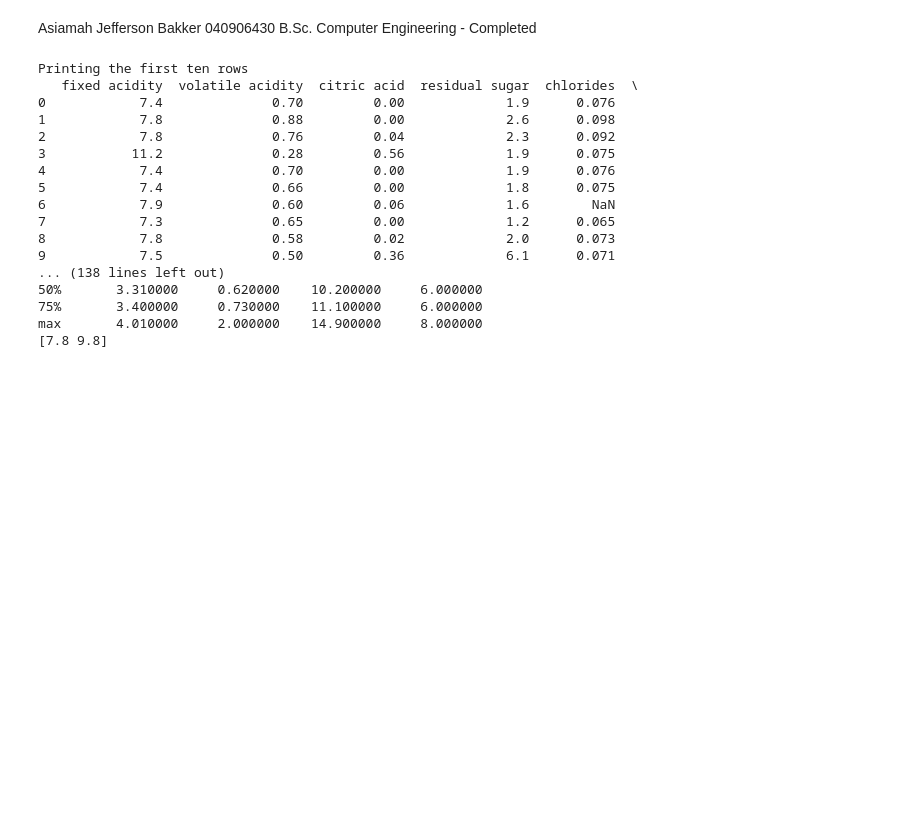
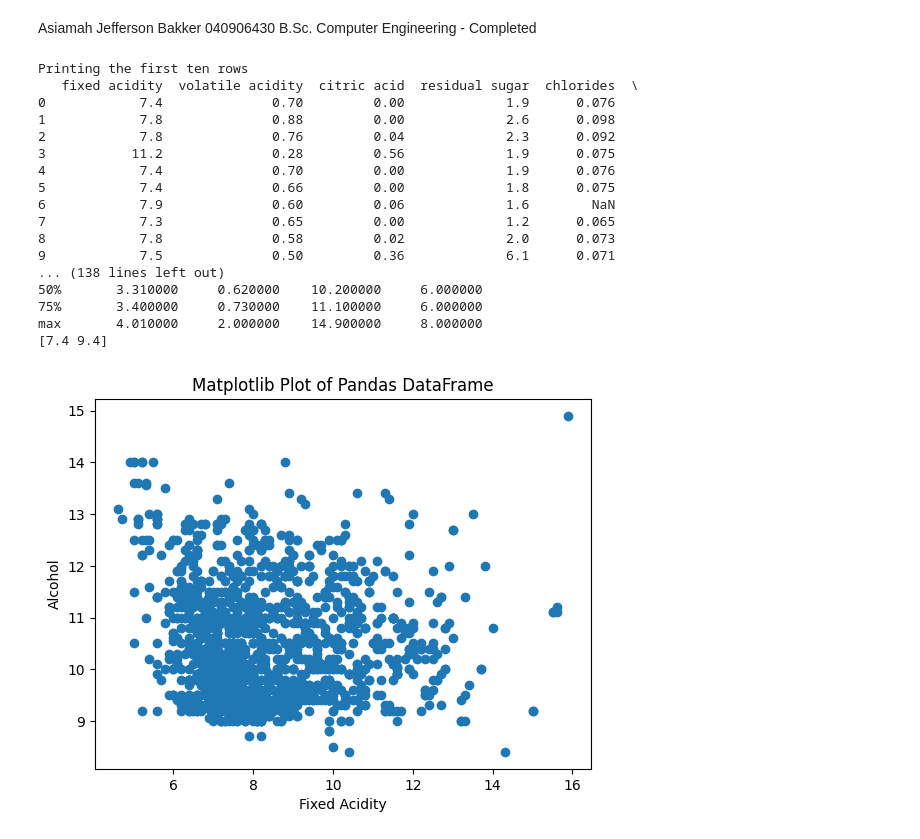
Before and after one commit to DeitySama/index_040, a Jupyter notebook: 040906430.ipynb, the cells around one changed output. Cells and saved outputs as stored; diff of their text form; code cells hidden in the pictures; blank space fills up the shorter version.

Commit message:
Plot Chart

```diff
--- a/040906430.ipynb
+++ b/040906430.ipynb
@@ -19,32 +19,40 @@ print(df.tail(20))
 
 #Print Info
 print("Using the info method", end='\n')
 print(df.info())
 
 #Print Describe
 print("Using the describe method", end='\n')
 print(df.describe())
 
+#PANDAS Dataframe
 ds = pd.DataFrame(df,columns=["fixed acidity","alcohol"]);
 
 arr = ds.to_numpy();
 
-print(arr[2])
+print(arr[0])
+
+plt.plot(arr[:, 0], arr[:, 1], marker='o', linestyle='')
+plt.title('Matplotlib Plot of Pandas DataFrame')
+plt.xlabel('Fixed Acidity')
+plt.ylabel('Alcohol')
+plt.show()
 # %% [output]
 Printing the first ten rows
    fixed acidity  volatile acidity  citric acid  residual sugar  chlorides  \
 0            7.4              0.70         0.00             1.9      0.076
 1            7.8              0.88         0.00             2.6      0.098
 2            7.8              0.76         0.04             2.3      0.092
 3           11.2              0.28         0.56             1.9      0.075
 4            7.4              0.70         0.00             1.9      0.076
 5            7.4              0.66         0.00             1.8      0.075
 6            7.9              0.60         0.06             1.6        NaN
 7            7.3              0.65         0.00             1.2      0.065
 8            7.8              0.58         0.02             2.0      0.073
 9            7.5              0.50         0.36             6.1      0.071
 ... (138 lines left out)
 50%       3.310000     0.620000    10.200000     6.000000
 75%       3.400000     0.730000    11.100000     6.000000
 max       4.010000     2.000000    14.900000     8.000000
-[7.8 9.8]
+[7.4 9.4]
+[figure, added]
```
